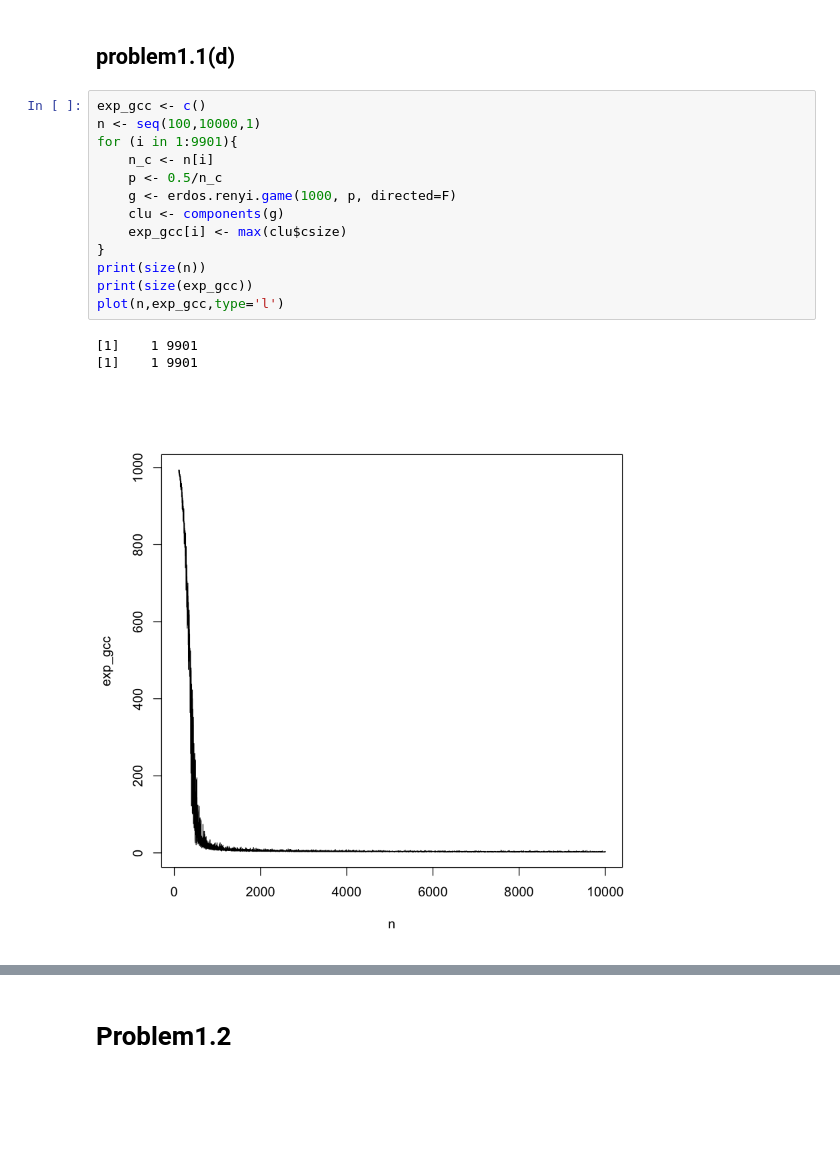
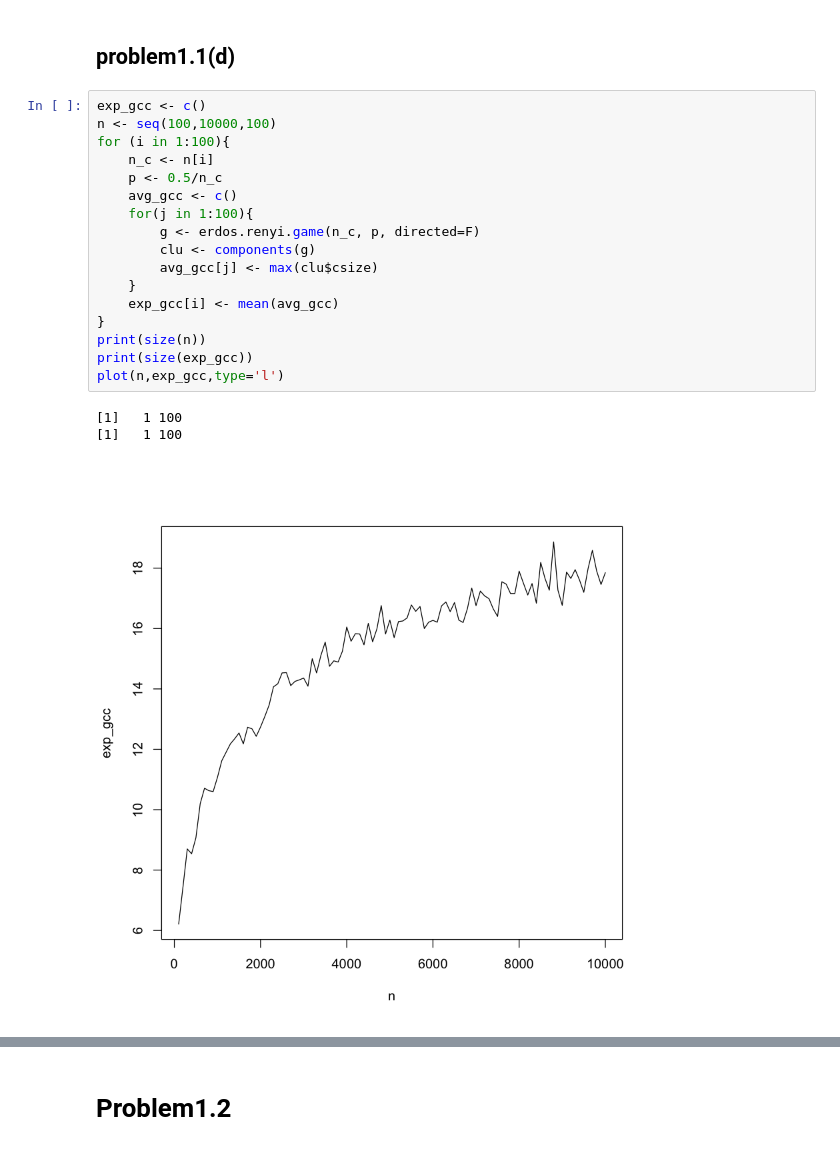
Before and after one commit to Jinxiatucla/232E, a Jupyter notebook: Project1/problem1.ipynb, the cells around one changed output, grey strips where cells are left out. Saved outputs shown, nothing was run; the diff lists cells and outputs as text; blank space fills up the shorter version.

```diff
--- a/Project1/problem1.ipynb
+++ b/Project1/problem1.ipynb
@@ -56,18 +56,22 @@ problem1.1(d)
 ---
 # %%
 exp_gcc <- c()
-n <- seq(100,10000,1)
-for (i in 1:9901){
+n <- seq(100,10000,100)
+for (i in 1:100){
     n_c <- n[i]
     p <- 0.5/n_c
-    g <- erdos.renyi.game(1000, p, directed=F)
-    clu <- components(g)
-    exp_gcc[i] <- max(clu$csize)
+    avg_gcc <- c()
+    for(j in 1:100){
+        g <- erdos.renyi.game(n_c, p, directed=F)
+        clu <- components(g)
+        avg_gcc[j] <- max(clu$csize)
+    }
+    exp_gcc[i] <- mean(avg_gcc)
 }
 print(size(n))
 print(size(exp_gcc))
 plot(n,exp_gcc,type='l')
 # %% [output]
-[1]    1 9901
-[1]    1 9901
+[1]   1 100
+[1]   1 100
-[figure, old version]
+[figure, new version]
```
Also changed, not shown: parts of 3 cells of this notebook.
